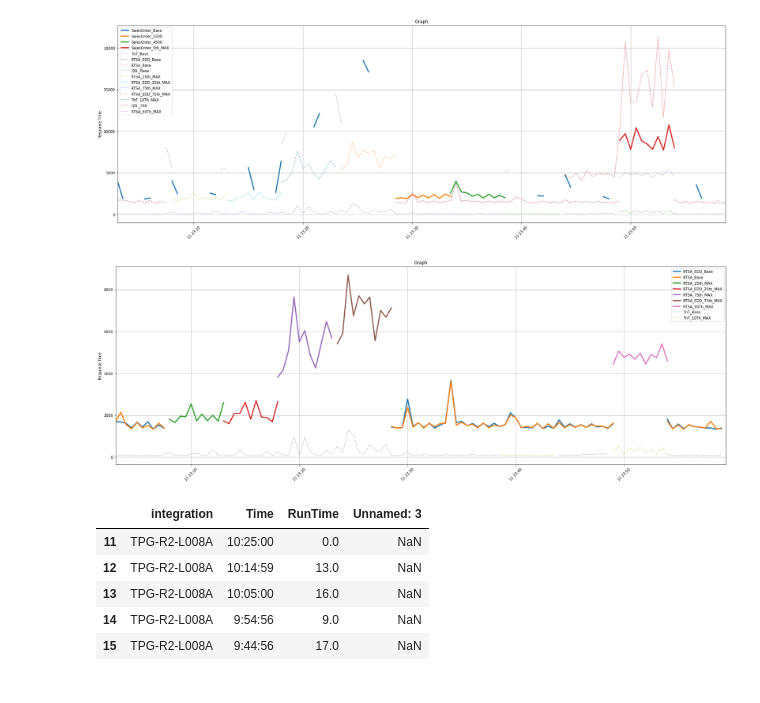
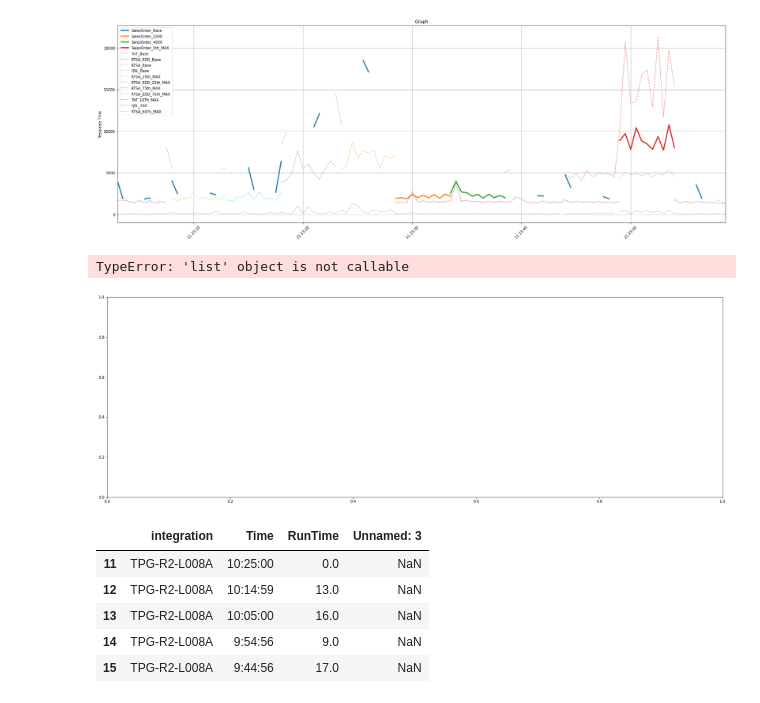
Before and after one commit to jakparker/PerfTestingVisualization, a Jupyter notebook: Day0 Visualizations.ipynb, the cells around one changed output. Drawn from its saved outputs; the diff is of its cells as text; code cells hidden in the pictures.

```diff
--- a/Day0 Visualizations.ipynb
+++ b/Day0 Visualizations.ipynb
@@ -68,9 +68,10 @@ tests.time_series_by_labels(SalesOrder, TnT+QSL+RTSA+RTSA_EDD)
 # %% [output]
 [figure]
 # %%
-tests.time_series_by_category('RTSA', 'TnT')
+tests.time_series_by_category('RTSA','RTSA Focus', 'txn_per_sec')
 # %% [output]
+TypeError: 'list' object is not callable
-[figure, old version]
+[figure, new version]
 # %%
 other = pd.read_csv('SCM-3 and lz.csv')
 unique_labels = other['integration'].unique()
```
Also changed, not shown: parts of 4 cells of this notebook.
